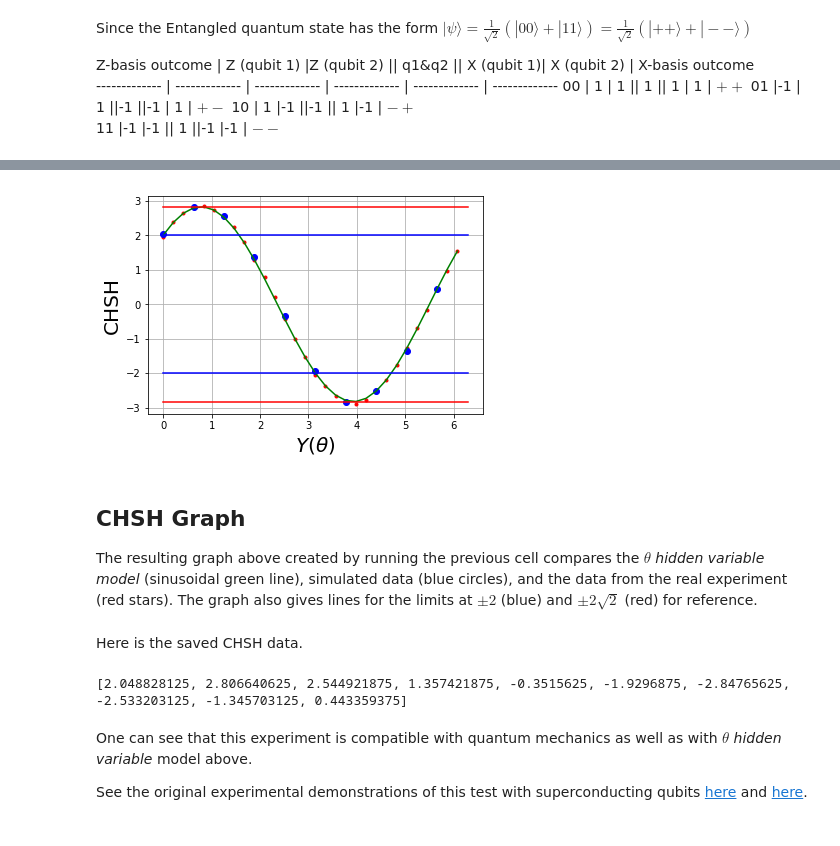
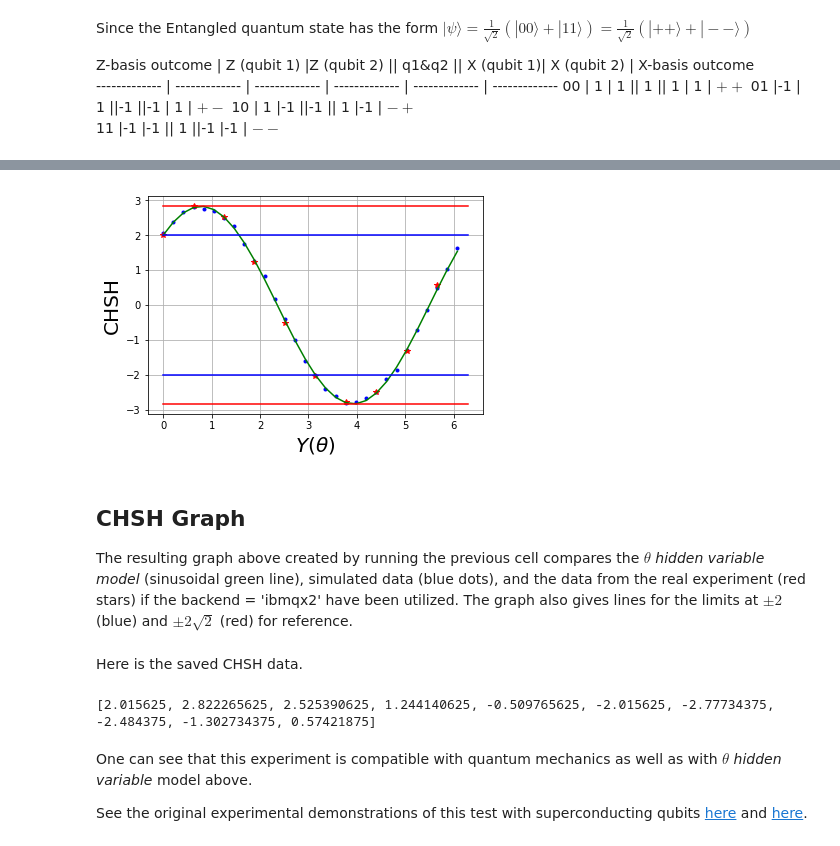
Before and after one commit to VGGatGitHub/Entanglement-Revisited, a Jupyter notebook: Entanglement_Revisited-VGG.ipynb, the cells around one changed output, grey strips where cells are left out. Saved outputs shown, nothing was run; the diff lists cells and outputs as text; code cells hidden in the pictures.

```diff
--- a/Entanglement_Revisited-VGG.ipynb
+++ b/Entanglement_Revisited-VGG.ipynb
@@ -177,6 +222,8 @@ QPS_SPECS = {
 }
 
 Q_program = QuantumProgram(specs=QPS_SPECS)
+from IBMQuantumExperience import IBMQuantumExperience
+api = IBMQuantumExperience(token=qx_config['APItoken'], config={'url': qx_config['url']})
 Q_program.set_api(Qconfig.APItoken, Qconfig.config['url'])
 
 # quantum circuit to make Bell state
@@ -190,7 +237,8 @@ bell.cx(q[0],q[1])
 #VGG: consider a misalignment by an angle theta
 #(rotaion around the y-axes) in the measurment done by Alice on q0
 #VGG 2pi/10 is close to the maximum of the CHSH inequality
-theta =2.0*np.pi*np.random.random()
+theta_rdm =2.0*np.pi*np.random.random()
+theta = theta_rdm
 bell.ry(theta,q[0])
 
 # quantum circuit to measure q in standard basis
@@ -398,3 +454,17 @@ ZZXXZX_XZP = lambda x : 2*QMP(x)+ZXP(x)-XZP(x);
 
 
 ZZXXZX_XZ_value =  lambda x : np.dot(ZZXXZX_XZP(x),[1,-1,-1,1]);
+# %%
+thetaData = []
+ZZdata = []
+XZdata = []
+ZXdata = []
+CHSHdata = []
+
+for jj in range(0,30):
+    theta = 2.0*np.pi*jj/30
+    thetaData.append(theta)
+    ZZdata.append(np.dot(QMP(theta),[1,-1,-1,1]))
+    XZdata.append(np.dot(ZXP(theta),[1,-1,-1,1]))
+    ZXdata.append(np.dot(XZP(theta),[1,-1,-1,1]))
+    CHSHdata.append(np.dot(ZZXXZX_XZP(theta),[1,-1,-1,1]))
@@ -402,7 +488,7 @@ ZZXXZX_XZ_value =  lambda x : np.dot(ZZXXZX_XZP(x),[1,-1,-1,1]);
 CHSH = lambda x : x[0]+x[1]+x[2]-x[3]
 # %%
 backend = 'local_qasm_simulator'
-shots = 2*1024 #VGG it was 8x more
+shots = 1024 #VGG it was 8x1024
 
 program = []
 xdata=[]
@@ -411,11 +497,12 @@ ydata=[]
 
 program_end = [measureZZ, measureZX, measureXX, measureXZ]
 
+theta=0
 k = 0
 for jj in range(0,30):
     theta = 2.0*np.pi*jj/30
     bell_middle = QuantumCircuit(q,c)
-    bell_middle.ry(theta,q[0])
+    bell_middle.ry(theta-theta_rdm,q[0]) #VGG we have to undo the rotation due to the theta_rdm
     for i in range(4):
         program.append('circuit'+str(k))
         Q_program.add_circuit('circuit'+str(k), bell+bell_middle+program_end[i] )
@@ -446,8 +533,8 @@ for j in range(len(xdata)):
         k += 1
     CHSH_data_sim.append(CHSH(temp))
 # %%
-backend = 'ibmqx2'
-# backend = 'local_qasm_simulator'
+backend = 'ibmqx4'
+backend = 'local_qasm_simulator'
 
 shots = 1024
 
@@ -455,10 +542,11 @@ program_real = []
 xdata_real=[]
 
 k = 0
+theta=0
 for jj in range(10):
     theta = 2.0*np.pi*jj/10
     bell_middle = QuantumCircuit(q,c)
-    bell_middle.ry(theta,q[0])
+    bell_middle.ry(theta-theta_rdm,q[0]) #VGG we have to undo the rotation due to the theta_rdm
     for i in range(4):
         program_real.append('circuit_real'+str(k))
         Q_program.add_circuit('circuit_real'+str(k), bell+bell_middle+program_end[i] )
@@ -488,27 +595,27 @@ for j in range(len(xdata_real)):
         k += 1
     CHSH_data_real.append(CHSH(temp))
 # %%
-plt.plot(xdata,CHSH_data_sim,'bo', xdata_real,CHSH_data_real,'r*', xdata,ydata,'g-')
+plt.plot(xdata,CHSH_data_sim,'b.', xdata_real,CHSH_data_real,'r*', xdata,ydata,'g-')
 plt.plot([0, 2*np.pi], [2, 2], 'b-')
 plt.plot([0, 2*np.pi], [-2, -2], 'b-')
 plt.plot([0, 2*np.pi], [2*np.sqrt(2), 2*np.sqrt(2)], 'r-')
 plt.plot([0, 2*np.pi], [-2*np.sqrt(2), -2*np.sqrt(2)], 'r-')
 plt.grid()
 plt.ylabel('CHSH', fontsize=20)
 plt.xlabel(r'$Y(\theta)$', fontsize=20)
 plt.show()
 # %% [output]
-[figure, old version]
+[figure, new version]
 # %% [markdown]
 ## CHSH Graph <a id='section5'></a>
 
-The resulting graph above created by running the previous cell compares the *$\theta$ hidden variable model* (sinusoidal green line),  simulated data (blue circles), and the data from the real experiment (red stars). The graph also gives lines for the limits at $\pm 2$ (blue) and $\pm 2\sqrt{2}$ (red) for reference.
+The resulting graph above created by running the previous cell compares the *$\theta$ hidden variable model* (sinusoidal green line),  simulated data (blue dots), and the data from the real experiment (red stars) if the backend = 'ibmqx2' have been utilized. The graph also gives lines for the limits at $\pm 2$ (blue) and $\pm 2\sqrt{2}$ (red) for reference.
 # %% [markdown]
 Here is the saved CHSH data.
 # %%
 print(CHSH_data_real)
 # %% [output]
-[2.048828125, 2.806640625, 2.544921875, 1.357421875, -0.3515625, -1.9296875, -2.84765625, -2.533203125, -1.345703125, 0.443359375]
+[2.015625, 2.822265625, 2.525390625, 1.244140625, -0.509765625, -2.015625, -2.77734375, -2.484375, -1.302734375, 0.57421875]
 # %% [markdown]
 One can see that this experiment is compatible with quantum mechanics as well as with *$\theta$ hidden variable* model above.
 
```
Also changed, not shown: parts of 21 cells of this notebook, 2 other files.
